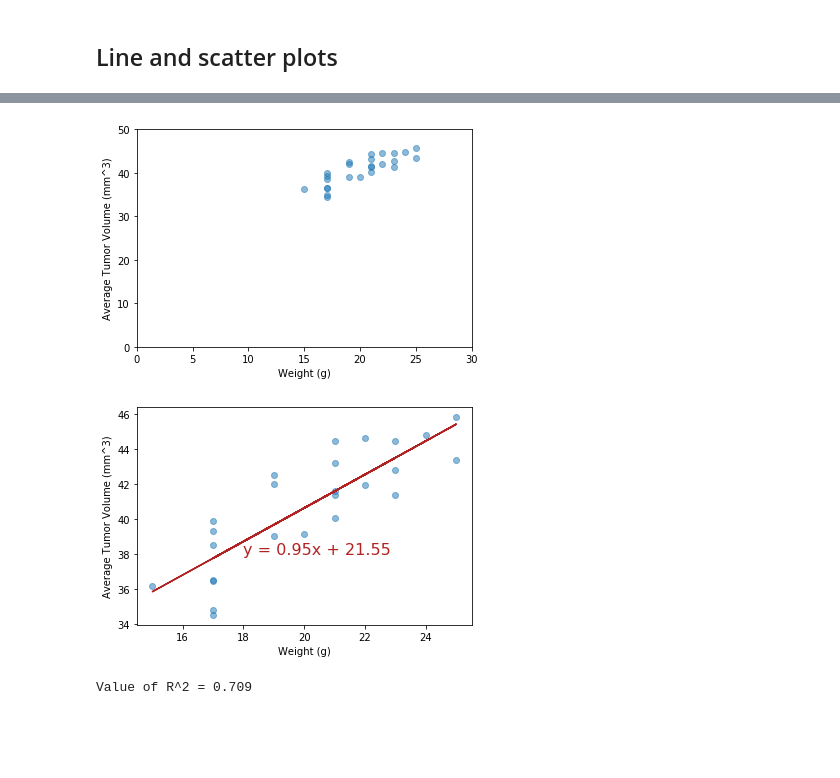
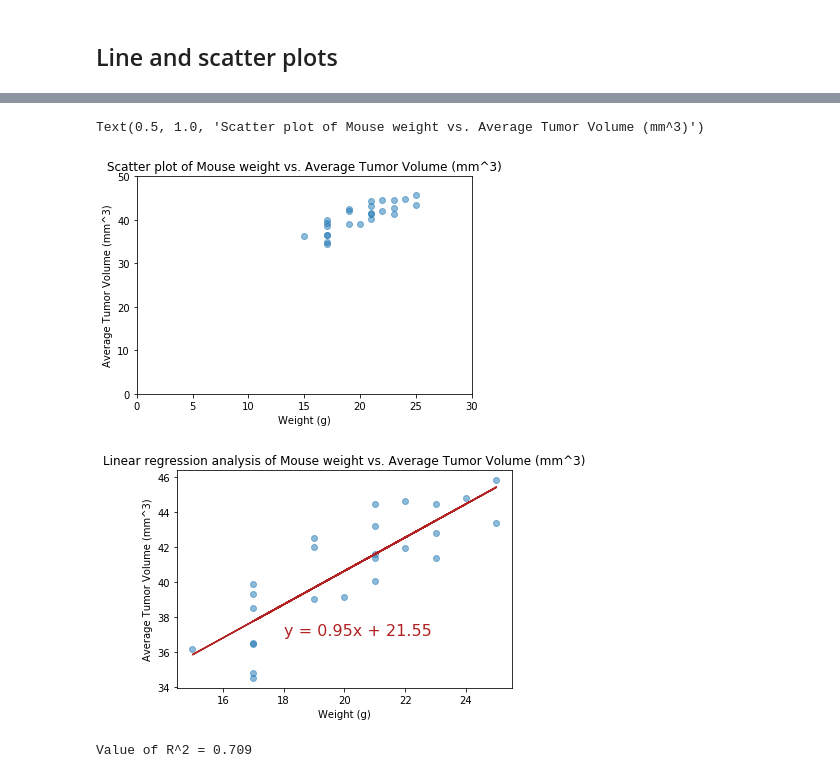
Before and after one commit to nqazimn/matplotlib-challenge, a Jupyter notebook: pymaceuticals_QAZINabeel_HW5.ipynb, the cells around one changed output, grey strips where cells are left out. Cells and saved outputs as stored; diff of their text form; code cells hidden in the pictures; blank space fills up the shorter version.

Commit message:
updated plot titles

```diff
--- a/pymaceuticals_QAZINabeel_HW5.ipynb
+++ b/pymaceuticals_QAZINabeel_HW5.ipynb
@@ -238,29 +238,33 @@ plt.xlim([0,30])
 plt.ylim([0,50])
 plt.xlabel('Weight (g)')
 plt.ylabel('Average Tumor Volume (mm^3)');
+plt.title('Scatter plot of Mouse weight vs. Average Tumor Volume (mm^3)')
 # %% [output]
+Text(0.5, 1.0, 'Scatter plot of Mouse weight vs. Average Tumor Volume (mm^3)')
-[figure, old version]
+[figure, new version]
 # %%
 # Calculate the correlation coefficient and linear regression model for mouse weight and average tumor volume for the Capomulin regimen
 # %%
 x_values = our_drug_group['Weight (g)'].first()
 y_values = our_drug_group['Tumor Volume (mm3)'].mean()
 
 (slope, intercept, rvalue, pvalue, stderr) = st.linregress(x_values, y_values)
 regress_values = x_values * slope + intercept
 line_eq = "y = " + str(round(slope,2)) + "x + " + str(round(intercept,2))
 
 plt.scatter(x_values, y_values, alpha = 0.5)
 plt.plot(x_values,regress_values,color = 'firebrick')
-plt.annotate(line_eq,(18,38),fontsize=16,color="firebrick")
+plt.annotate(line_eq,(18,37),fontsize=16,color="firebrick")
 # plt.xlabel('Rooms in House')
 # plt.ylabel('Median House Prices ($1000)')
 # plt.xlim([0,30])
 # plt.ylim([0,50])
 plt.xlabel('Weight (g)')
 plt.ylabel('Average Tumor Volume (mm^3)');
+plt.title('Linear regression analysis of Mouse weight vs. Average Tumor Volume (mm^3)')
 plt.show()
+
 print(f'Value of R^2 = {round(rvalue*rvalue,3)}')
 # %% [output]
-[figure, old version]
+[figure, new version]
 Value of R^2 = 0.709
```
Also changed, not shown: parts of 2 cells of this notebook.
